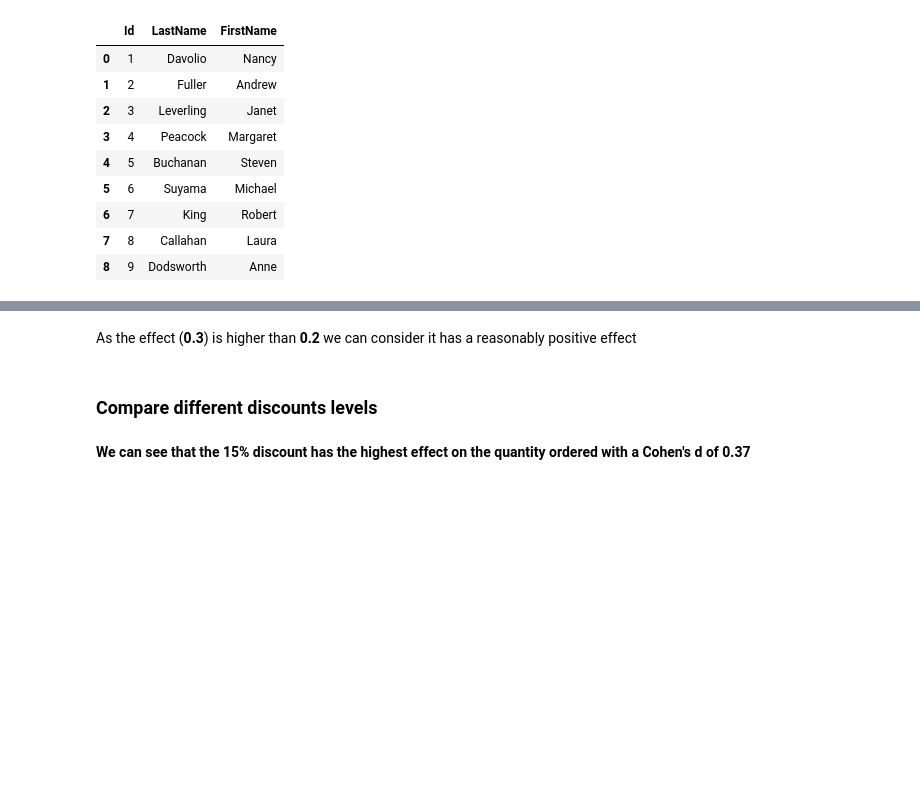
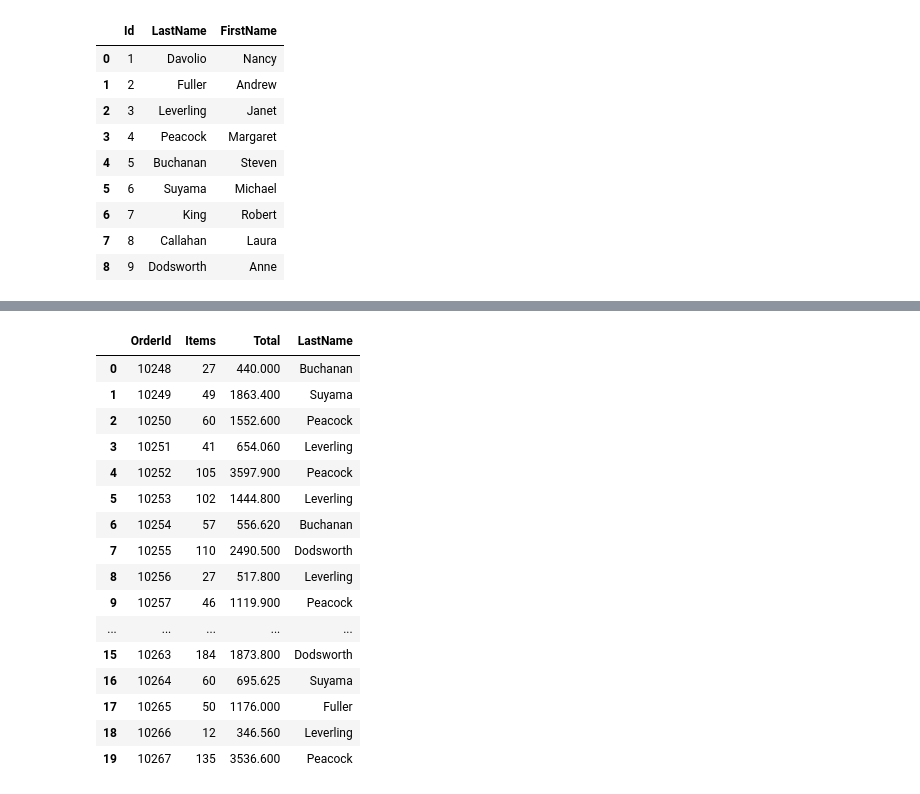
Before and after one commit to bartomolina/dsmod3project, a Jupyter notebook: student.ipynb, the cells around one changed output, grey strips where cells are left out. Cells and saved outputs as stored; diff of their text form; code cells hidden in the pictures; blank space fills up the shorter version.

```diff
--- a/student.ipynb
+++ b/student.ipynb
@@ -372,4 +355,0 @@ Cohen_d(df_discount, df_nodiscount)
-# %% [markdown]
-As the effect (**0.3**) is higher than **0.2** we can consider it has a reasonably positive effect
-# %% [markdown]
-### Compare different discounts levels
@@ -384,2 +356,26 @@ for discount in (5, 10, 15, 20, 25):
-# %% [markdown]
-**We can see that the 15% discount has the highest effect on the quantity ordered with a Cohen's d of 0.37**
+# %%
+df_employee_orders = pd.read_sql_query("""SELECT OrderID, SUM(Quantity) AS Items, SUM(Quantity * UnitPrice * (1 - Discount)) AS Total, LastName
+                                   FROM OrderDetail
+                                   JOIN [Order] ON OrderDetail.OrderID = [Order].ID
+                                   JOIN Employee ON [Order].EmployeeID = Employee.ID
+                                   GROUP BY OrderID""", conn)
+
+df_employee_orders.head(20)
+# %% [output]
+|  | OrderId | Items | Total | LastName |
+| 0 | 10248 | 27 | 440.000 | Buchanan |
+| 1 | 10249 | 49 | 1863.400 | Suyama |
+| 2 | 10250 | 60 | 1552.600 | Peacock |
+| 3 | 10251 | 41 | 654.060 | Leverling |
+| 4 | 10252 | 105 | 3597.900 | Peacock |
+| 5 | 10253 | 102 | 1444.800 | Leverling |
+| 6 | 10254 | 57 | 556.620 | Buchanan |
+| 7 | 10255 | 110 | 2490.500 | Dodsworth |
+| 8 | 10256 | 27 | 517.800 | Leverling |
+| 9 | 10257 | 46 | 1119.900 | Peacock |
+| ... | ... | ... | ... | ... |
+| 15 | 10263 | 184 | 1873.800 | Dodsworth |
+| 16 | 10264 | 60 | 695.625 | Suyama |
+| 17 | 10265 | 50 | 1176.000 | Fuller |
+| 18 | 10266 | 12 | 346.560 | Leverling |
+| 19 | 10267 | 135 | 3536.600 | Peacock |
```
Also changed, not shown: parts of 16 cells of this notebook.
